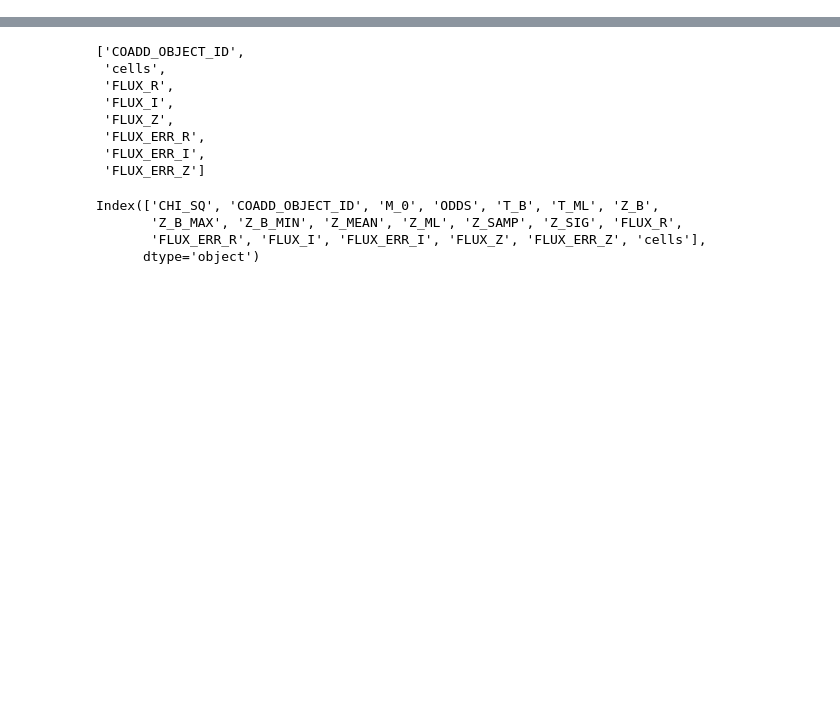
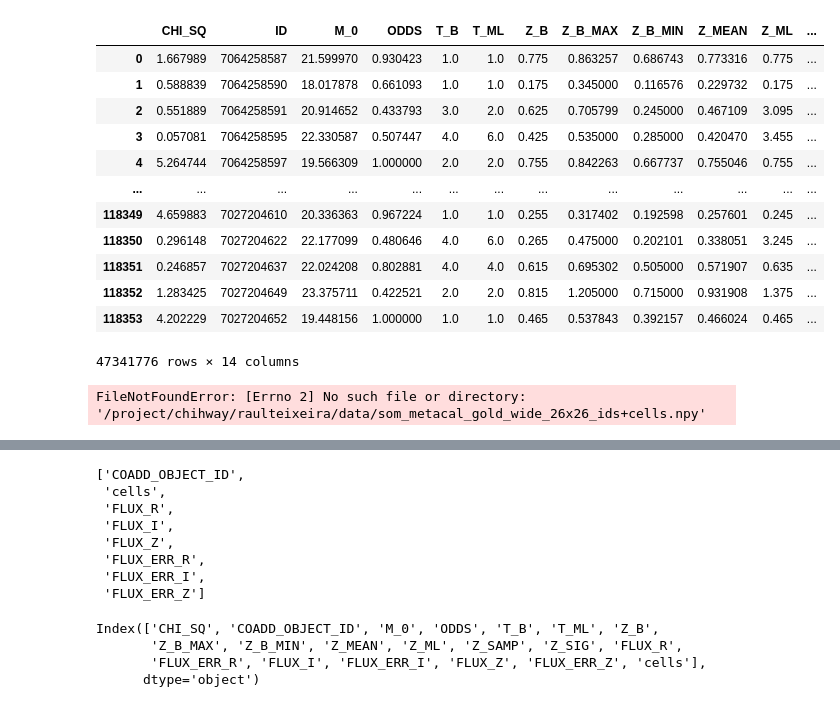
Before and after one commit to rbgdet/CSPZ, a Jupyter notebook: notebooks/TomoBins_BPZSOM.ipynb, the cells around one changed output, grey strips where cells are left out. Drawn from its saved outputs; the diff is of its cells as text; code cells hidden in the pictures; blank space fills up the shorter version.

```diff
--- a/notebooks/TomoBins_BPZSOM.ipynb
+++ b/notebooks/TomoBins_BPZSOM.ipynb
@@ -53,2 +29,22 @@ df_[]
+# %%
+df_
+# %% [output]
+|  | CHI_SQ | ID | M_0 | ODDS | T_B | T_ML | Z_B | Z_B_MAX | Z_B_MIN | Z_MEAN | Z_ML | ... |
+| 0 | 1.667989 | 7064258587 | 21.599970 | 0.930423 | 1.0 | 1.0 | 0.775 | 0.863257 | 0.686743 | 0.773316 | 0.775 | ... |
+| 1 | 0.588839 | 7064258590 | 18.017878 | 0.661093 | 1.0 | 1.0 | 0.175 | 0.345000 | 0.116576 | 0.229732 | 0.175 | ... |
+| 2 | 0.551889 | 7064258591 | 20.914652 | 0.433793 | 3.0 | 2.0 | 0.625 | 0.705799 | 0.245000 | 0.467109 | 3.095 | ... |
+| 3 | 0.057081 | 7064258595 | 22.330587 | 0.507447 | 4.0 | 6.0 | 0.425 | 0.535000 | 0.285000 | 0.420470 | 3.455 | ... |
+| 4 | 5.264744 | 7064258597 | 19.566309 | 1.000000 | 2.0 | 2.0 | 0.755 | 0.842263 | 0.667737 | 0.755046 | 0.755 | ... |
+| ... | ... | ... | ... | ... | ... | ... | ... | ... | ... | ... | ... | ... |
+| 118349 | 4.659883 | 7027204610 | 20.336363 | 0.967224 | 1.0 | 1.0 | 0.255 | 0.317402 | 0.192598 | 0.257601 | 0.245 | ... |
+| 118350 | 0.296148 | 7027204622 | 22.177099 | 0.480646 | 4.0 | 6.0 | 0.265 | 0.475000 | 0.202101 | 0.338051 | 3.245 | ... |
+| 118351 | 0.246857 | 7027204637 | 22.024208 | 0.802881 | 4.0 | 4.0 | 0.615 | 0.695302 | 0.505000 | 0.571907 | 0.635 | ... |
+| 118352 | 1.283425 | 7027204649 | 23.375711 | 0.422521 | 2.0 | 2.0 | 0.815 | 1.205000 | 0.715000 | 0.931908 | 1.375 | ... |
+| 118353 | 4.202229 | 7027204652 | 19.448156 | 1.000000 | 1.0 | 1.0 | 0.465 | 0.537843 | 0.392157 | 0.466024 | 0.465 | ... |
+47341776 rows × 14 columns
 # %%
 cols = ['COADD_OBJECT_ID', 'cells'] + [f'FLUX_{band}' for band in ['R', 'I', 'Z']] + [f'FLUX_ERR_{band}' for band in ['R', 'I', 'Z']]
+# %%
+ids_cells = np.load('/project/chihway/raulteixeira/data/som_metacal_gold_wide_26x26_ids+cells.npy')
+# %% [output]
+FileNotFoundError: [Errno 2] No such file or directory: '/project/chihway/raulteixeira/data/som_metacal_gold_wide_26x26_ids+cells.npy'
```
Also changed, not shown: parts of 25 cells of this notebook, 35 other files.
